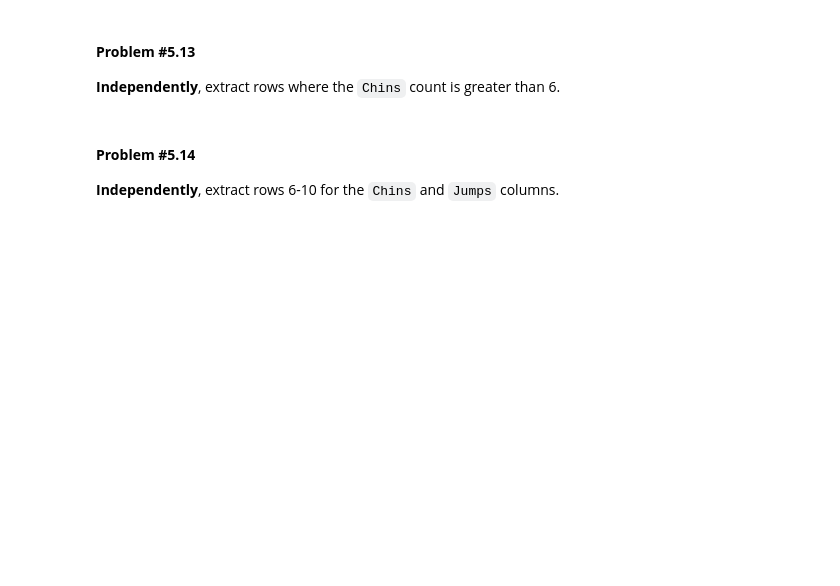
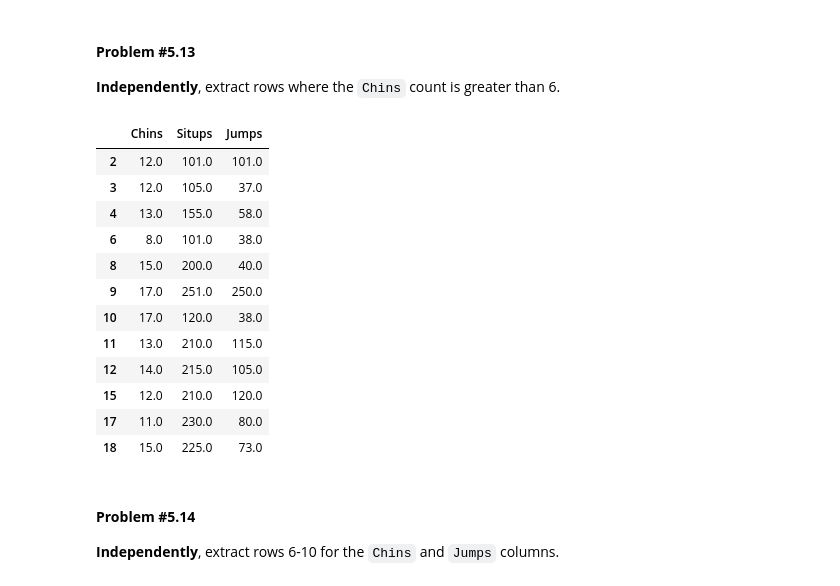
Before and after one commit to kurealnum/dsrp-2025, a Jupyter notebook: DSRP_Day_2_Lab_Notebook_[STUDENT].ipynb, the cells around one changed output. Cells and saved outputs as stored; diff of their text form; code cells hidden in the pictures; blank space fills up the shorter version.

```diff
--- a/DSRP_Day_2_Lab_Notebook_[STUDENT].ipynb
+++ b/DSRP_Day_2_Lab_Notebook_[STUDENT].ipynb
@@ -411,6 +695,22 @@ new_data = [5.0, 2.0, 12.0, 12.0, 13.0, 4.0, 8.0, 6.0, 15.0, 17.0, 17.0, 13.0, 1
 #### **Problem #5.13**
 
 **Independently**, extract rows where the `Chins` count is greater than 6.
+# %%
+linnerud_df[linnerud_df["Chins"] > 6]
+# %% [output]
+|  | Chins | Situps | Jumps |
+| 2 | 12.0 | 101.0 | 101.0 |
+| 3 | 12.0 | 105.0 | 37.0 |
+| 4 | 13.0 | 155.0 | 58.0 |
+| 6 | 8.0 | 101.0 | 38.0 |
+| 8 | 15.0 | 200.0 | 40.0 |
+| 9 | 17.0 | 251.0 | 250.0 |
+| 10 | 17.0 | 120.0 | 38.0 |
+| 11 | 13.0 | 210.0 | 115.0 |
+| 12 | 14.0 | 215.0 | 105.0 |
+| 15 | 12.0 | 210.0 | 120.0 |
+| 17 | 11.0 | 230.0 | 80.0 |
+| 18 | 15.0 | 225.0 | 73.0 |
 # %% [markdown]
 #### **Problem #5.14**
 
```
Also changed, not shown: parts of 48 cells of this notebook.
